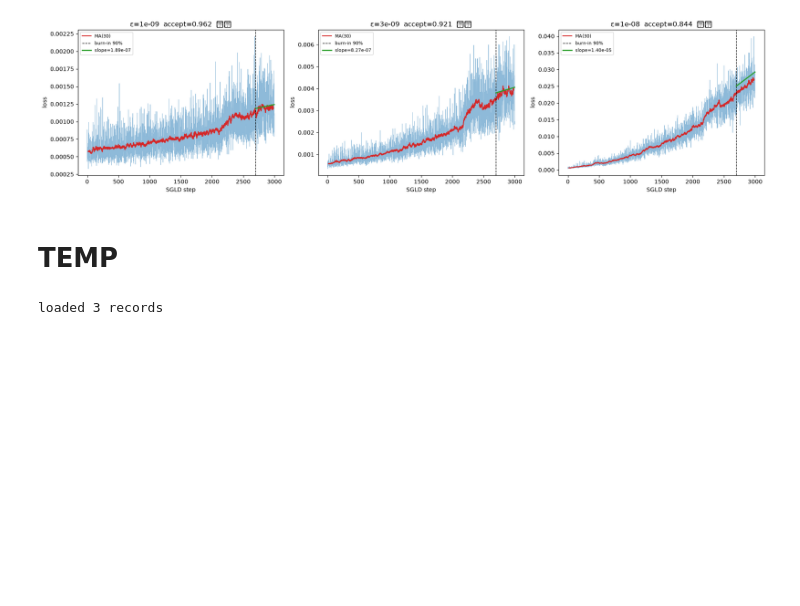
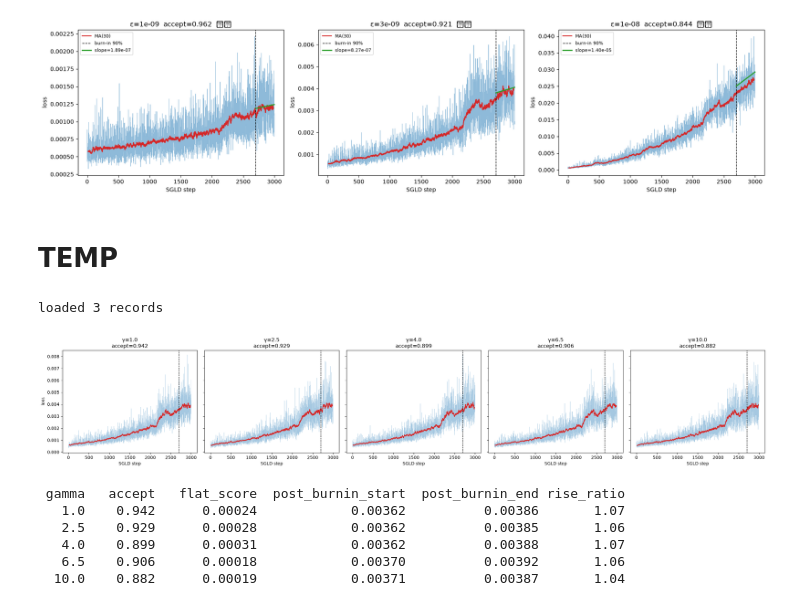
Before and after one commit to shiryu-nakano/dsb-llc-reproduction, a Jupyter notebook: plots2.ipynb, the cells around one changed output. Saved outputs shown, nothing was run; the diff lists cells and outputs as text; code cells hidden in the pictures; blank space fills up the shorter version.

```diff
--- a/plots2.ipynb
+++ b/plots2.ipynb
@@ -882,3 +882,56 @@ stats = {lbl: compute_trace_stats(records[lbl]) for lbl in LABELS}
 print("stats computed")
 # %% [output]
 loaded 3 records
+# %%
+import json
+import numpy as np
+import matplotlib.pyplot as plt
+
+CALIB_DIR = "/home/nakano/server/calibration_results_gamma_eps/verify_fix"
+GAMMAS = [1.0, 2.5, 4.0, 6.5, 10.0]
+
+records = {}
+for g in GAMMAS:
+    with open(f"{CALIB_DIR}/calib_seed42_gcheck_{g}.json") as f:
+        d = json.load(f)
+    records[g] = d["records"][0]
+
+fig, axes = plt.subplots(1, 5, figsize=(24, 4.5), sharey=True)
+for ax, g in zip(axes, GAMMAS):
+    r = records[g]
+    tr = np.array(r["loss_trace"])
+    n = len(tr)
+    b = int(n * 0.9)
+
+    ax.plot(tr, lw=0.4, alpha=0.4, color="C0")
+    w = max(1, n // 100)
+    ma = np.convolve(tr, np.ones(w)/w, mode="valid")
+    ax.plot(np.arange(len(ma)) + w//2, ma, lw=1.5, color="C3")
+    ax.axvline(b, ls="--", c="k", lw=1)
+    ax.set_title(f"γ={g}\naccept={r['mean_accept_prob']:.3f}")
+    ax.set_xlabel("SGLD step")
+axes[0].set_ylabel("loss")
+plt.tight_layout()
+plt.show()
+
+# burn-in後の上昇の度合いを定量化
+print(f"{'gamma':>6} {'accept':>8} {'flat_score':>12} {'post_burnin_start':>18} {'post_burnin_end':>16} {'rise_ratio':>10}")
+for g in GAMMAS:
+    r = records[g]
+    tr = np.array(r["loss_trace"])
+    n = len(tr)
+    b = int(n * 0.9)
+    post = tr[b:]
+    start_val = post[:len(post)//4].mean()
+    end_val = post[-len(post)//4:].mean()
+    rise_ratio = end_val / (start_val + 1e-12)
+    print(f"{g:>6} {r['mean_accept_prob']:>8.3f} {r['flatness_score']:>12.5f} "
+          f"{start_val:>18.5f} {end_val:>16.5f} {rise_ratio:>10.2f}")
+# %% [output]
+[figure, added]
+ gamma   accept   flat_score  post_burnin_start  post_burnin_end rise_ratio
+   1.0    0.942      0.00024            0.00362          0.00386       1.07
+   2.5    0.929      0.00028            0.00362          0.00385       1.06
+   4.0    0.899      0.00031            0.00362          0.00388       1.07
+   6.5    0.906      0.00018            0.00370          0.00392       1.06
+  10.0    0.882      0.00019            0.00371          0.00387       1.04
```
Also changed, not shown: parts of 5 cells of this notebook, 8 other files.
